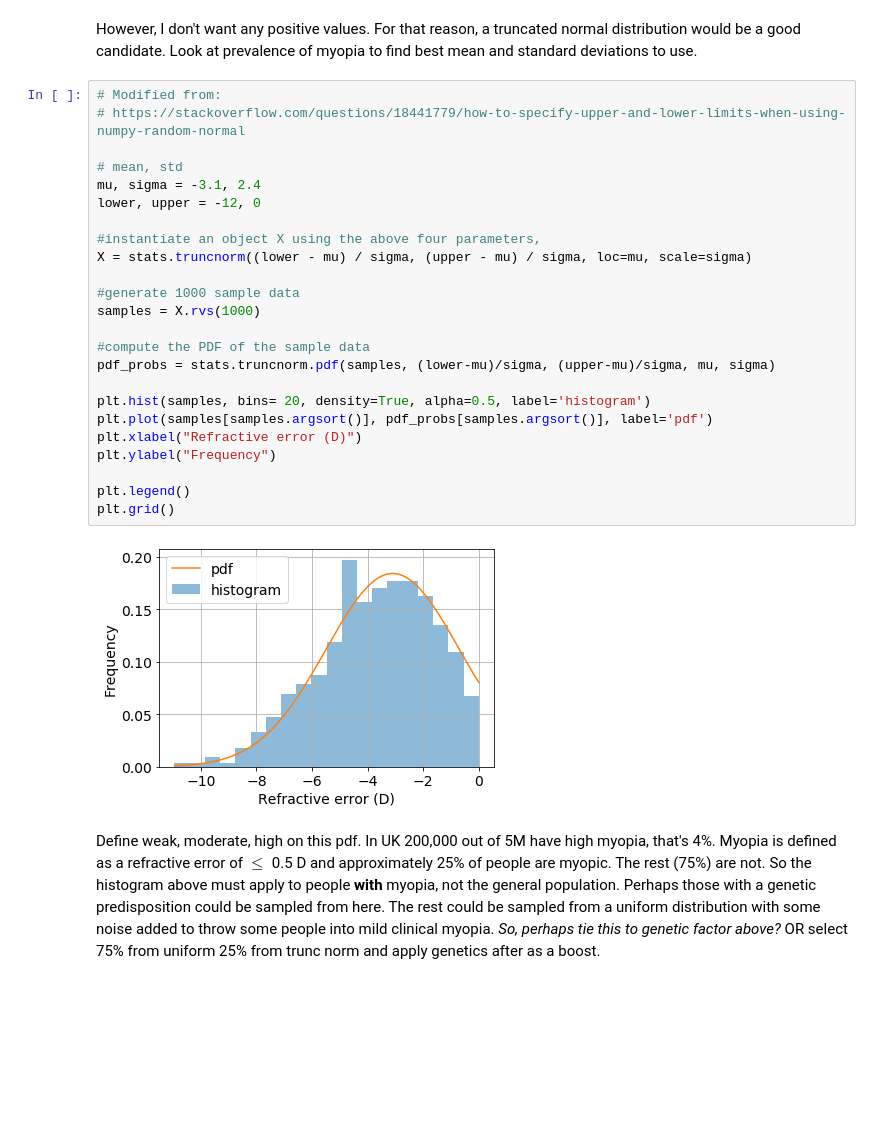
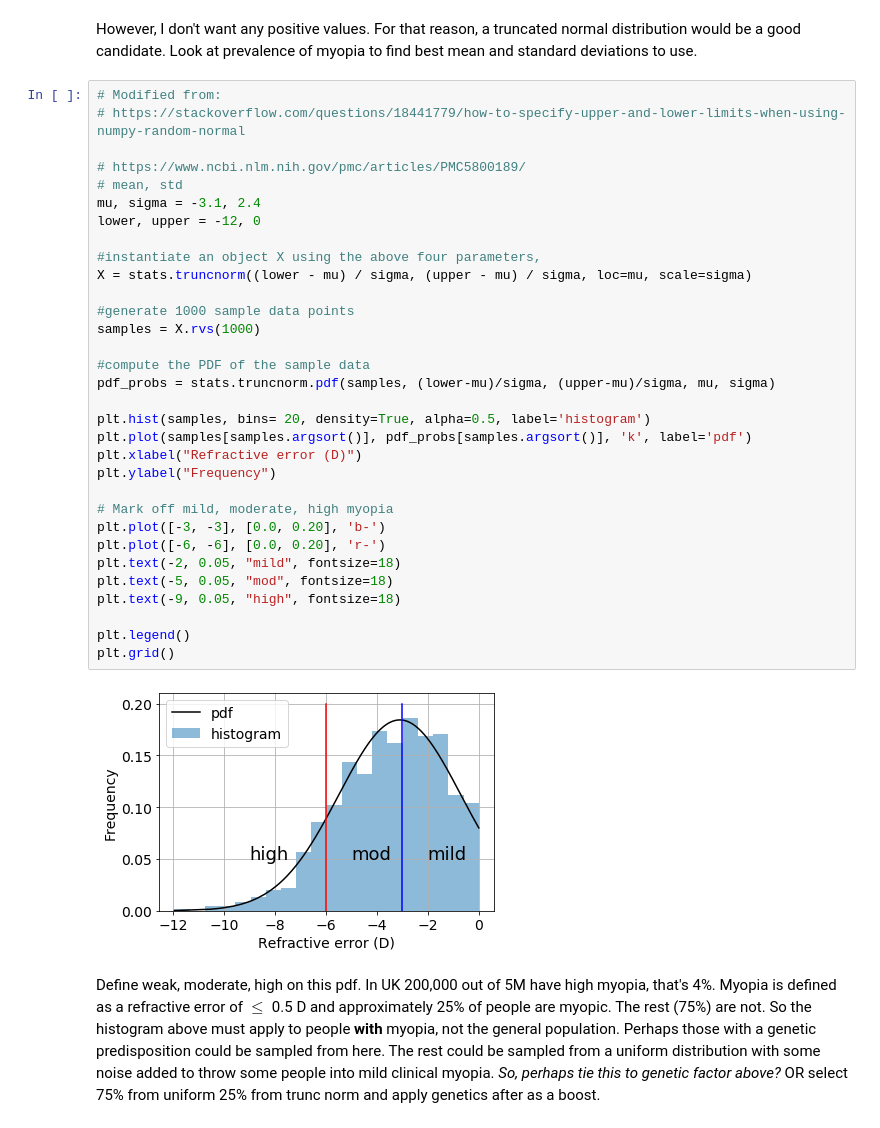
Before and after one commit to elizabethdaly/simulating-data, a Jupyter notebook: eyesight.ipynb, the cells around one changed output. Saved outputs shown, nothing was run; the diff lists cells and outputs as text; blank space fills up the shorter version.

```diff
--- a/eyesight.ipynb
+++ b/eyesight.ipynb
@@ -154,29 +154,37 @@ Look at prevalence  of myopia to find best mean and standard deviations to use.
 # %%
 # Modified from:
 # https://stackoverflow.com/questions/18441779/how-to-specify-upper-and-lower-limits-when-using-numpy-random-normal
 
+# https://www.ncbi.nlm.nih.gov/pmc/articles/PMC5800189/
 # mean, std
 mu, sigma = -3.1, 2.4
 lower, upper = -12, 0
 
 #instantiate an object X using the above four parameters,
 X = stats.truncnorm((lower - mu) / sigma, (upper - mu) / sigma, loc=mu, scale=sigma)
 
-#generate 1000 sample data
+#generate 1000 sample data points
 samples = X.rvs(1000)
 
 #compute the PDF of the sample data
 pdf_probs = stats.truncnorm.pdf(samples, (lower-mu)/sigma, (upper-mu)/sigma, mu, sigma)
 
 plt.hist(samples, bins= 20, density=True, alpha=0.5, label='histogram')
-plt.plot(samples[samples.argsort()], pdf_probs[samples.argsort()], label='pdf')
+plt.plot(samples[samples.argsort()], pdf_probs[samples.argsort()], 'k', label='pdf')
 plt.xlabel("Refractive error (D)")
 plt.ylabel("Frequency")
 
+# Mark off mild, moderate, high myopia
+plt.plot([-3, -3], [0.0, 0.20], 'b-')
+plt.plot([-6, -6], [0.0, 0.20], 'r-')
+plt.text(-2, 0.05, "mild", fontsize=18)
+plt.text(-5, 0.05, "mod", fontsize=18)
+plt.text(-9, 0.05, "high", fontsize=18)
+
 plt.legend()
 plt.grid()
 # %% [output]
-[figure, old version]
+[figure, new version]
 # %% [markdown]
 Define weak, moderate, high on this pdf. In UK 200,000 out of 5M have high myopia, that's 4%. Myopia is defined as a refractive error of $\leq$ 0.5 D and approximately 25% of people are myopic. The rest (75%) are not. So the histogram above must apply to people **with** myopia, not the general population. Perhaps those with a genetic predisposition could be sampled from here. The rest could be sampled from a uniform distribution with some noise added to throw some people into mild clinical myopia.
 *So, perhaps tie this to genetic factor above?*
```
Also changed, not shown: parts of 6 cells of this notebook, 1 other file.
